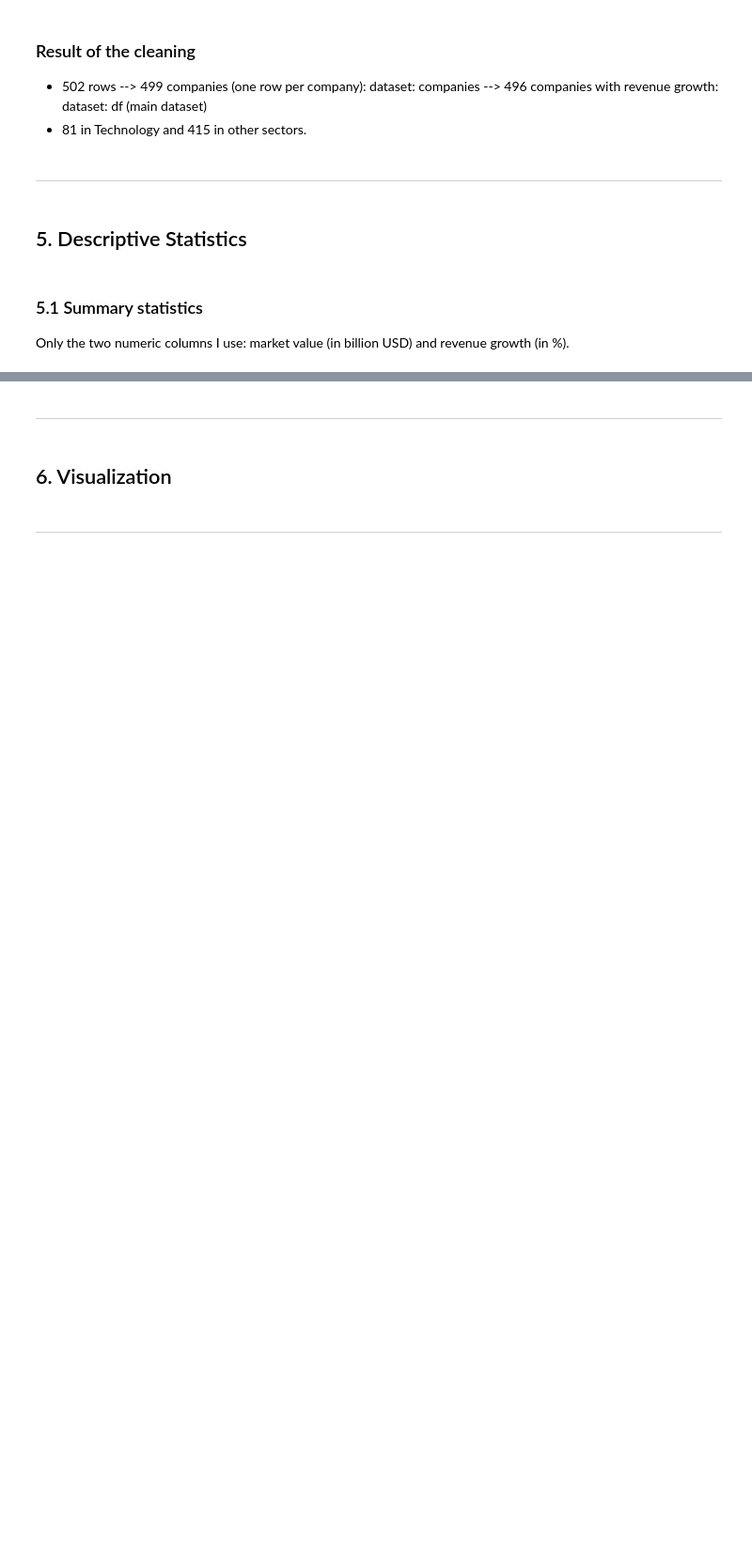
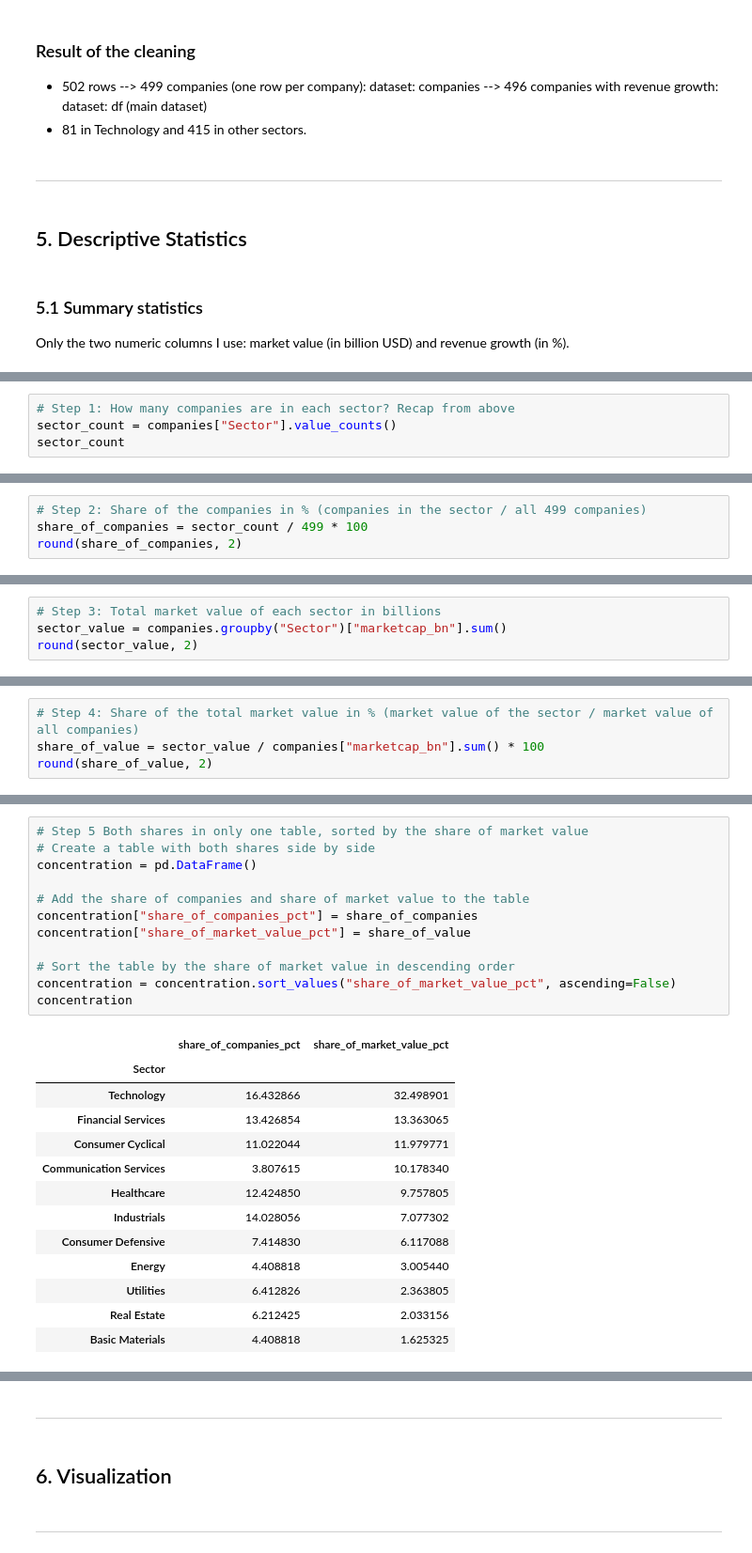
Before and after one commit to Tobolove/sp500-tech-concentration-analysis, a Jupyter notebook: analysis.ipynb, the cells around one changed output, grey strips where cells are left out. Shown at 94% size. Saved outputs shown, nothing was run; the diff lists cells and outputs as text; blank space fills up the shorter version.

```diff
--- a/analysis.ipynb
+++ b/analysis.ipynb
@@ -498,0 +545,4 @@ Only the two numeric columns I use: market value (in billion USD) and revenue gr
+# %%
+# Step 1: How many companies are in each sector? Recap from above
+sector_count = companies["Sector"].value_counts()
+sector_count
@@ -498,0 +563,4 @@ Only the two numeric columns I use: market value (in billion USD) and revenue gr
+# %%
+# Step 2: Share of the companies in % (companies in the sector / all 499 companies)
+share_of_companies = sector_count / 499 * 100
+round(share_of_companies, 2)
@@ -498,0 +581,4 @@ Only the two numeric columns I use: market value (in billion USD) and revenue gr
+# %%
+# Step 3: Total market value of each sector in billions
+sector_value = companies.groupby("Sector")["marketcap_bn"].sum()
+round(sector_value, 2)
@@ -498,0 +599,4 @@ Only the two numeric columns I use: market value (in billion USD) and revenue gr
+# %%
+# Step 4: Share of the total market value in % (market value of the sector / market value of all companies)
+share_of_value = sector_value / companies["marketcap_bn"].sum() * 100
+round(share_of_value, 2)
@@ -498,0 +617,26 @@ Only the two numeric columns I use: market value (in billion USD) and revenue gr
+# %%
+# Step 5 Both shares in only one table, sorted by the share of market value
+# Create a table with both shares side by side
+concentration = pd.DataFrame()
+
+# Add the share of companies and share of market value to the table
+concentration["share_of_companies_pct"] = share_of_companies
+concentration["share_of_market_value_pct"] = share_of_value
+
+# Sort the table by the share of market value in descending order
+concentration = concentration.sort_values("share_of_market_value_pct", ascending=False)
+concentration
+# %% [output]
+|  | share_of_companies_pct | share_of_market_value_pct |
+| Sector |  |  |
+| Technology | 16.432866 | 32.498901 |
+| Financial Services | 13.426854 | 13.363065 |
+| Consumer Cyclical | 11.022044 | 11.979771 |
+| Communication Services | 3.807615 | 10.178340 |
+| Healthcare | 12.424850 | 9.757805 |
+| Industrials | 14.028056 | 7.077302 |
+| Consumer Defensive | 7.414830 | 6.117088 |
+| Energy | 4.408818 | 3.005440 |
+| Utilities | 6.412826 | 2.363805 |
+| Real Estate | 6.212425 | 2.033156 |
+| Basic Materials | 4.408818 | 1.625325 |
```
Also changed, not shown: parts of 16 cells of this notebook.
